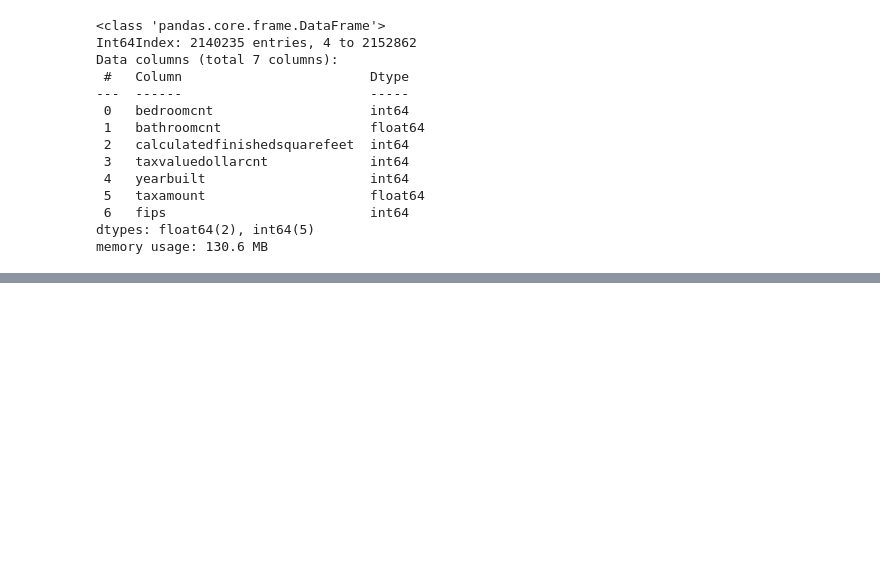
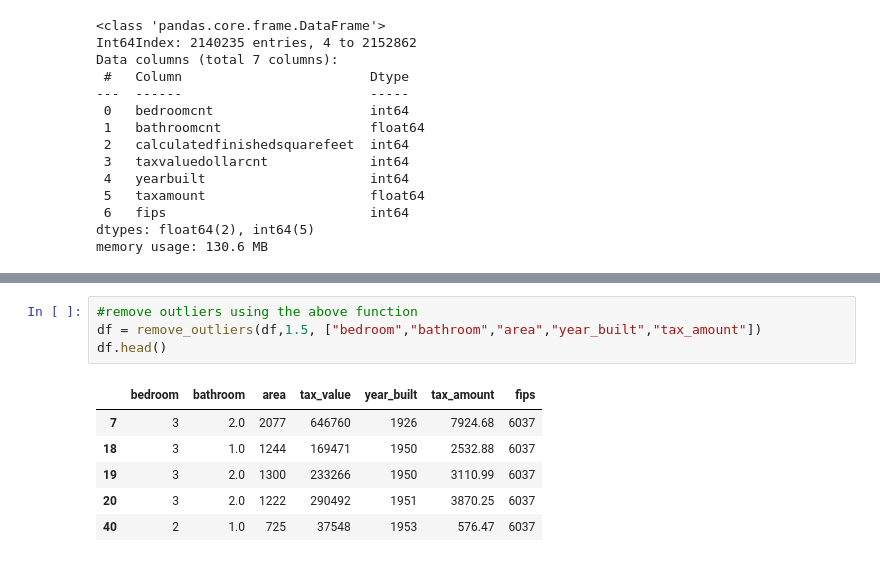
Before and after one commit to rajeshlamichhane04/regression-exercises, a Jupyter notebook: wrangle.ipynb, the cells around one changed output, grey strips where cells are left out. Drawn from its saved outputs; the diff is of its cells as text; blank space fills up the shorter version.

```diff
--- a/wrangle.ipynb
+++ b/wrangle.ipynb
@@ -326,0 +379,11 @@ for i in df.columns:
+# %%
+#remove outliers using the above function
+df = remove_outliers(df,1.5, ["bedroom","bathroom","area","year_built","tax_amount"])
+df.head()
+# %% [output]
+|  | bedroom | bathroom | area | tax_value | year_built | tax_amount | fips |
+| 7 | 3 | 2.0 | 2077 | 646760 | 1926 | 7924.68 | 6037 |
+| 18 | 3 | 1.0 | 1244 | 169471 | 1950 | 2532.88 | 6037 |
+| 19 | 3 | 2.0 | 1300 | 233266 | 1950 | 3110.99 | 6037 |
+| 20 | 3 | 2.0 | 1222 | 290492 | 1951 | 3870.25 | 6037 |
+| 40 | 2 | 1.0 | 725 | 37548 | 1953 | 576.47 | 6037 |
```
Also changed, not shown: parts of 23 cells of this notebook.
